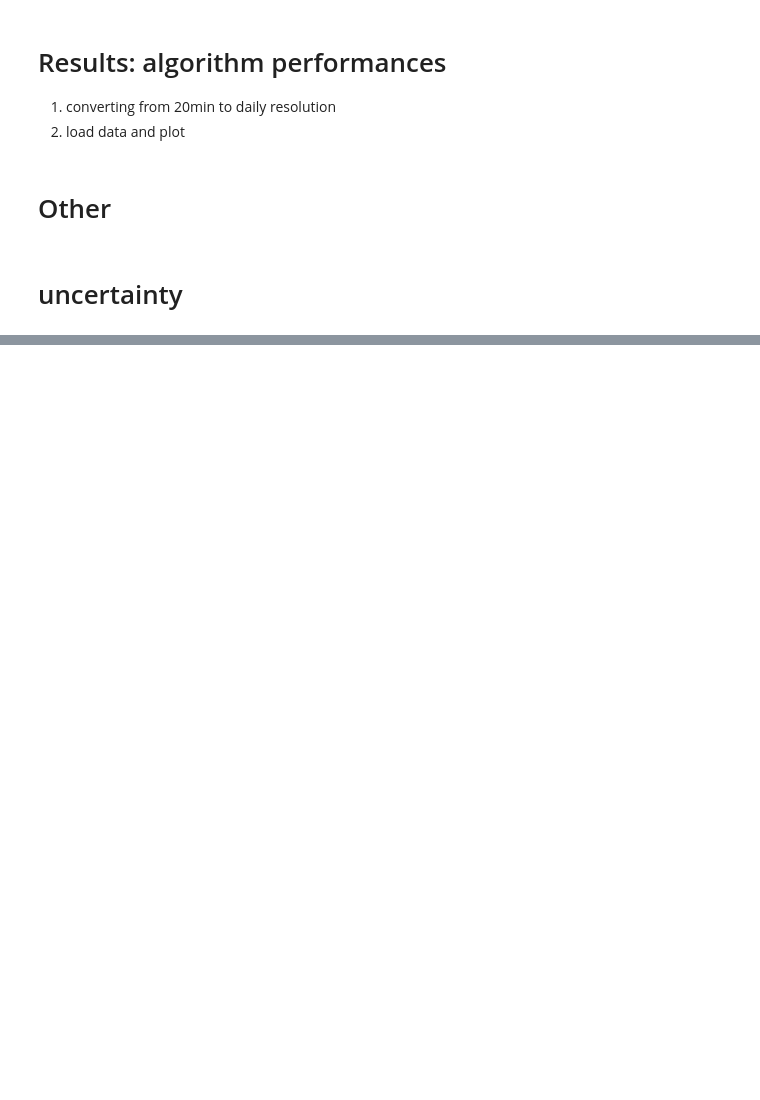
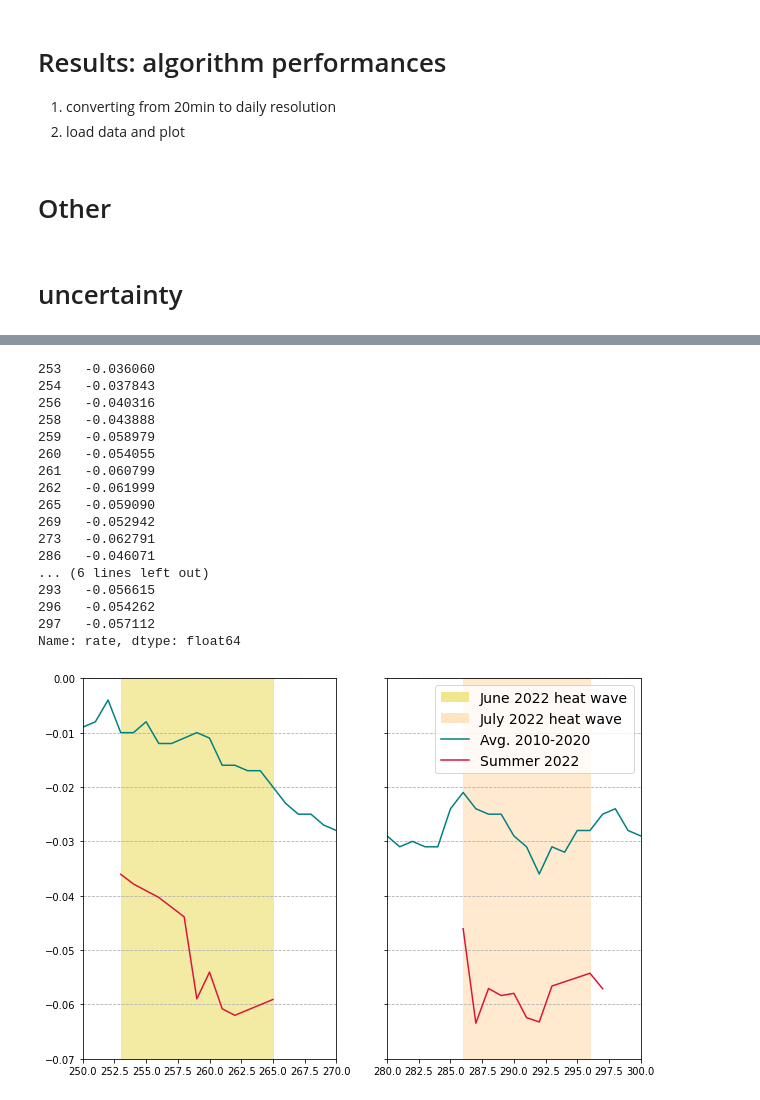
Before and after one commit to acremona/glacier-anomalies-at-point-scale, a Jupyter notebook: glacier_anomalies.ipynb, the cells around one changed output, grey strips where cells are left out. Saved outputs shown, nothing was run; the diff lists cells and outputs as text; code cells hidden in the pictures; blank space fills up the shorter version.

```diff
--- a/glacier_anomalies.ipynb
+++ b/glacier_anomalies.ipynb
@@ -1402,0 +1679,57 @@ manual_readings
+# %%
+#plt.scatter(idx_heat_wave_hyd_year,mb_ch_extreme.rate[idx_heat_wave_hyd_year])
+mb_ch_extreme.rate[idx_heat_wave_hyd_year]
+
+fig, axes = plt.subplots(1, 2, figsize=(10, 7), sharey=True)
+
+#extreme_days_melt[extreme_days_melt.index<=263]
+june_hw = extreme_days_melt[extreme_days_melt.index<=265]
+july_hw = extreme_days_melt[extreme_days_melt.index>=285]
+july_hw = july_hw[july_hw.index<=299]
+
+axes[0].plot(june_hw, color='crimson')
+axes[0].plot(mb_ch['rate'], color='teal')
+axes[0].fill_between(np.arange(253,266,1), -0.07, 0, alpha=0.8, color='khaki')
+axes[0].set_xlim(250,270)
+axes[0].set_ylim(-0.07, 0)
+
+axes[1].plot(july_hw, color='crimson')
+axes[1].fill_between(np.arange(286,297,1), -0.07, 0, alpha=0.8, color='bisque')
+axes[1].plot(mb_ch['rate'], color='teal')
+axes[1].set_xlim(280,300)
+axes[1].set_ylim(-0.07, 0)
+
+axes[0].grid(True, axis='y', linestyle='--')
+axes[1].grid(True, axis='y', linestyle='--')
+
+legend_elements = [Patch(facecolor='khaki', label='June 2022 heat wave'),
+                   Patch(facecolor='bisque', label='July 2022 heat wave'),
+                   Line2D([], [], marker='None', color='teal', label='Avg. 2010-2020'),
+                   Line2D([], [], marker='None', color='crimson', label='Summer 2022')]
+plt.legend(handles=legend_elements, fontsize=14)
+
+#plt.plot(extreme_days_melt)
+tot_melt_june_hw = np.sum(june_hw)
+tot_melt_july_hw = np.sum(july_hw)
+tot_melt_june_hw , tot_melt_july_hw
+#extreme_days_melt.index
+extreme_days_melt
+# %% [output]
+253   -0.036060
+254   -0.037843
+256   -0.040316
+258   -0.043888
+259   -0.058979
+260   -0.054055
+261   -0.060799
+262   -0.061999
+265   -0.059090
+269   -0.052942
+273   -0.062791
+286   -0.046071
+... (6 lines left out)
+293   -0.056615
+296   -0.054262
+297   -0.057112
+Name: rate, dtype: float64
+[figure, added]
```
Also changed, not shown: parts of 25 cells of this notebook, 3 other files.
